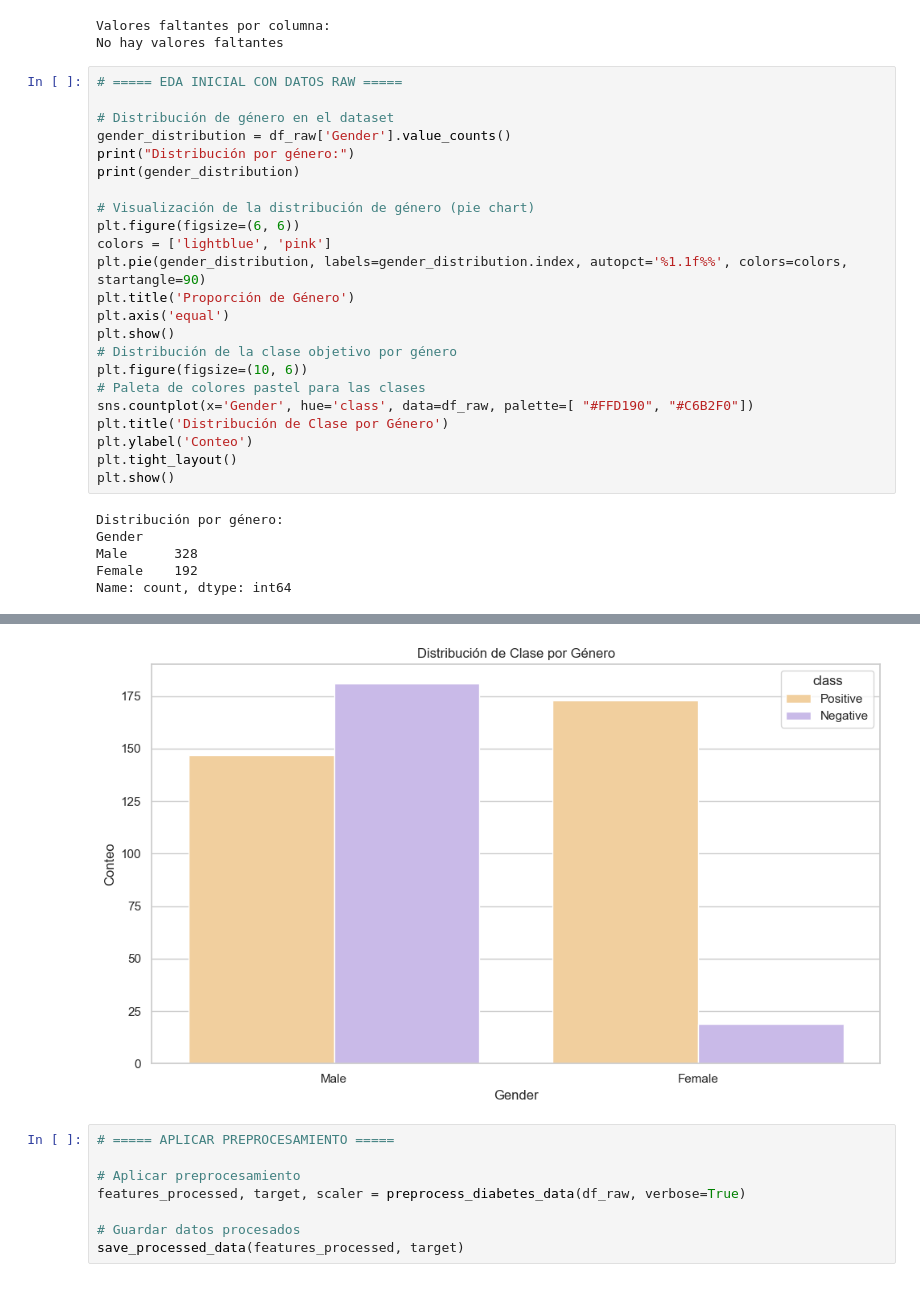
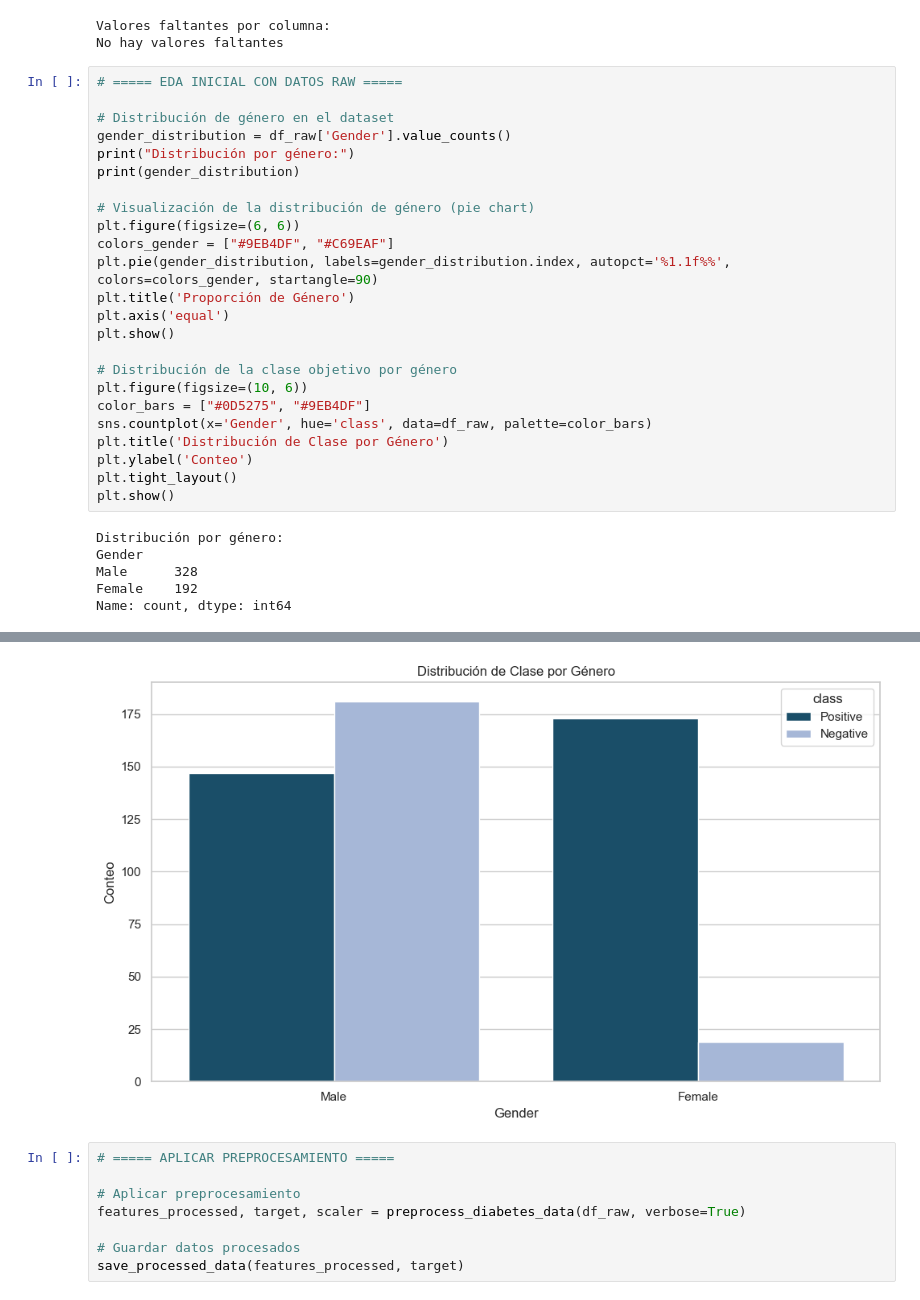
Before and after one commit to PameBlanca/FCD_UV_2025, a Jupyter notebook: Diabetes_project/notebook/01_diabetes_eda_preprocessing.ipynb, the cells around one changed output, grey strips where cells are left out. Cells and saved outputs as stored; diff of their text form.

Commit message:
Fix color graphs

```diff
--- a/Diabetes_project/notebook/01_diabetes_eda_preprocessing.ipynb
+++ b/Diabetes_project/notebook/01_diabetes_eda_preprocessing.ipynb
@@ -238,15 +236,16 @@ print(gender_distribution)
 
 # Visualización de la distribución de género (pie chart)
 plt.figure(figsize=(6, 6))
-colors = ['lightblue', 'pink']
-plt.pie(gender_distribution, labels=gender_distribution.index, autopct='%1.1f%%', colors=colors, startangle=90)
+colors_gender = ["#9EB4DF", "#C69EAF"]
+plt.pie(gender_distribution, labels=gender_distribution.index, autopct='%1.1f%%', colors=colors_gender, startangle=90)
 plt.title('Proporción de Género')
 plt.axis('equal')
 plt.show()
+
 # Distribución de la clase objetivo por género
 plt.figure(figsize=(10, 6))
-# Paleta de colores pastel para las clases
-sns.countplot(x='Gender', hue='class', data=df_raw, palette=[ "#FFD190", "#C6B2F0"])
+color_bars = ["#0D5275", "#9EB4DF"]
+sns.countplot(x='Gender', hue='class', data=df_raw, palette=color_bars)
 plt.title('Distribución de Clase por Género')
 plt.ylabel('Conteo')
 plt.tight_layout()
@@ -261,4 +260,4 @@ Name: count, dtype: int64
-[figure, old version]
+[figure, new version]
 # %%
 # ===== APLICAR PREPROCESAMIENTO =====
 
```
Also changed, not shown: parts of 3 cells of this notebook, 1 other file.
